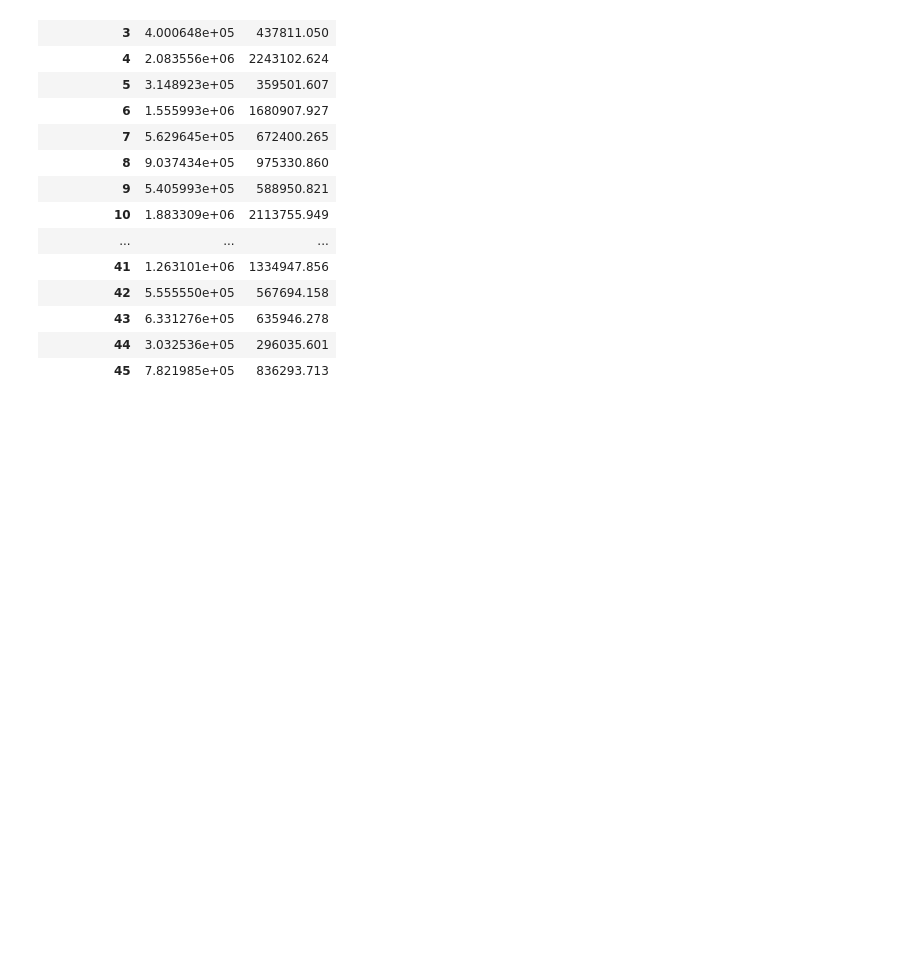
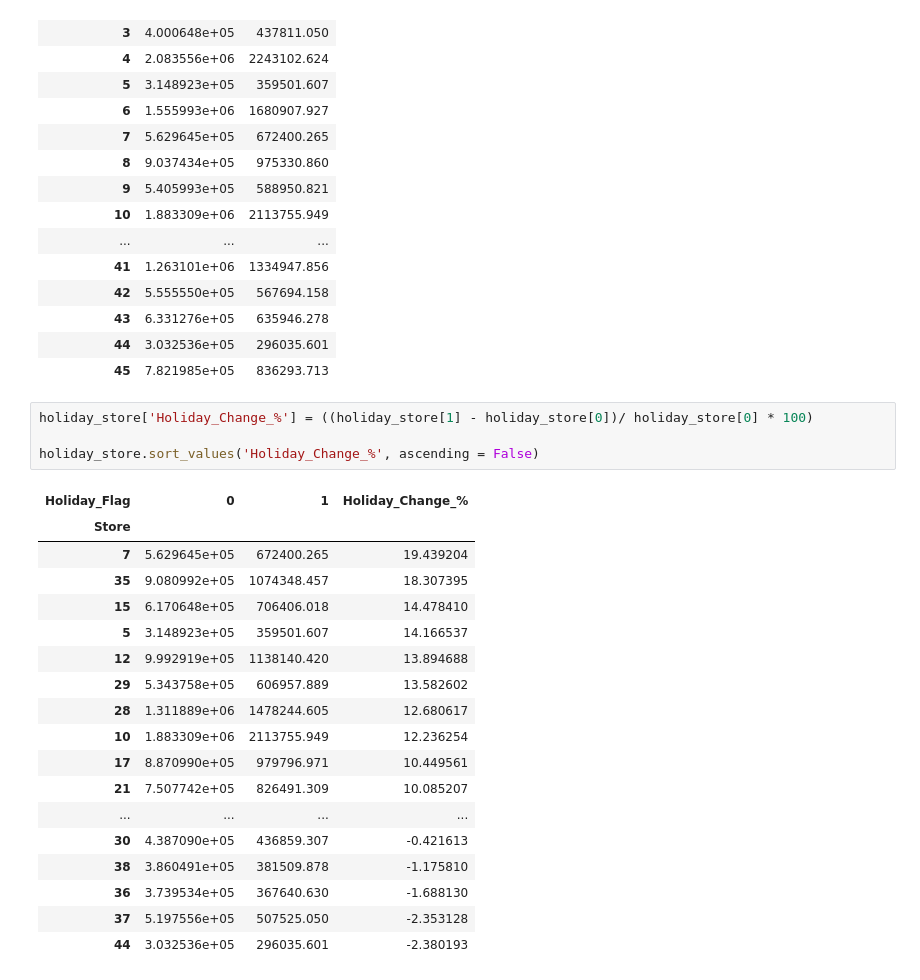
Before and after one commit to rolandoteniya/walmart-sales-analytics, a Jupyter notebook: walmart_sales_analytics.ipynb, the cells around one changed output. Cells and saved outputs as stored; diff of their text form; blank space fills up the shorter version.

```diff
--- a/walmart_sales_analytics.ipynb
+++ b/walmart_sales_analytics.ipynb
@@ -306,3 +306,26 @@ holiday_store
 | 43 | 6.331276e+05 | 635946.278 |
 | 44 | 3.032536e+05 | 296035.601 |
 | 45 | 7.821985e+05 | 836293.713 |
+# %%
+holiday_store['Holiday_Change_%'] = ((holiday_store[1] - holiday_store[0])/ holiday_store[0] * 100)
+
+holiday_store.sort_values('Holiday_Change_%', ascending = False)
+# %% [output]
+| Holiday_Flag | 0 | 1 | Holiday_Change_% |
+| Store |  |  |  |
+| 7 | 5.629645e+05 | 672400.265 | 19.439204 |
+| 35 | 9.080992e+05 | 1074348.457 | 18.307395 |
+| 15 | 6.170648e+05 | 706406.018 | 14.478410 |
+| 5 | 3.148923e+05 | 359501.607 | 14.166537 |
+| 12 | 9.992919e+05 | 1138140.420 | 13.894688 |
+| 29 | 5.343758e+05 | 606957.889 | 13.582602 |
+| 28 | 1.311889e+06 | 1478244.605 | 12.680617 |
+| 10 | 1.883309e+06 | 2113755.949 | 12.236254 |
+| 17 | 8.870990e+05 | 979796.971 | 10.449561 |
+| 21 | 7.507742e+05 | 826491.309 | 10.085207 |
+| ... | ... | ... | ... |
+| 30 | 4.387090e+05 | 436859.307 | -0.421613 |
+| 38 | 3.860491e+05 | 381509.878 | -1.175810 |
+| 36 | 3.739534e+05 | 367640.630 | -1.688130 |
+| 37 | 5.197556e+05 | 507525.050 | -2.353128 |
+| 44 | 3.032536e+05 | 296035.601 | -2.380193 |
```
Also changed, not shown: parts of 4 cells of this notebook.
